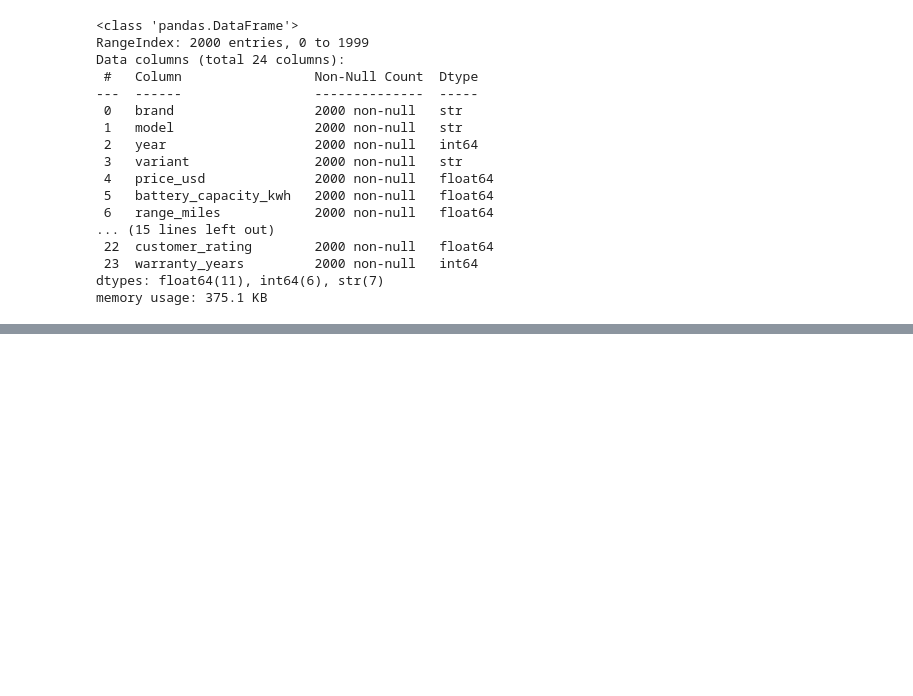
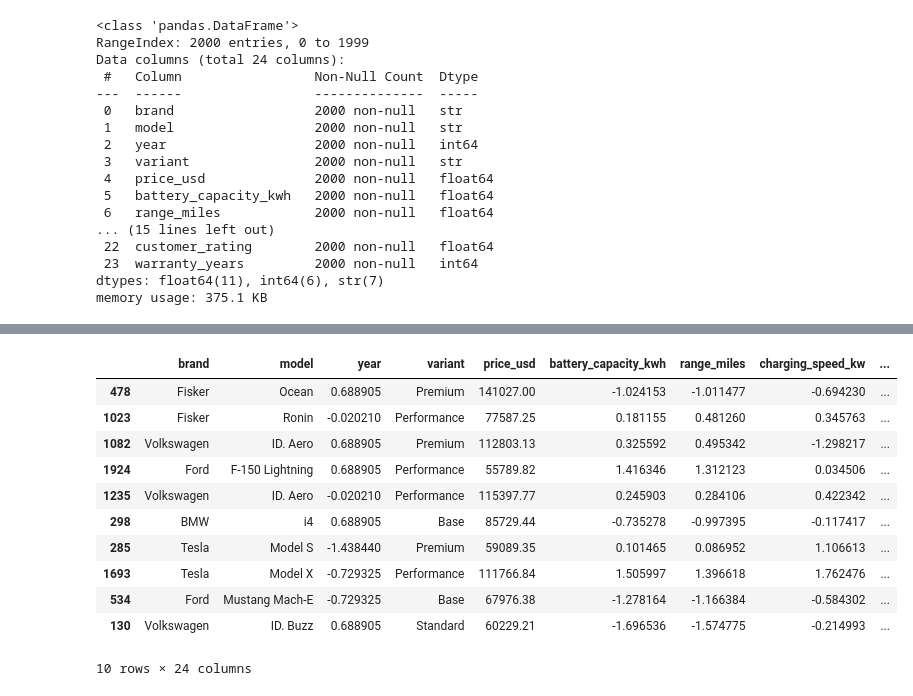
Before and after one commit to otabekrazzoqov/ev-price-prediction, a Jupyter notebook: notebooks/02_preprocessing.ipynb, the cells around one changed output, grey strips where cells are left out. Drawn from its saved outputs; the diff is of its cells as text; code cells hidden in the pictures; blank space fills up the shorter version.

```diff
--- a/notebooks/02_preprocessing.ipynb
+++ b/notebooks/02_preprocessing.ipynb
@@ -24,3 +30,13 @@ Data columns (total 24 columns):
  23  warranty_years         2000 non-null   int64
 dtypes: float64(11), int64(6), str(7)
 memory usage: 375.1 KB
+# %%
+preprocessor = Preprocessing(df)
+
+preprocessed_df = (
+    preprocessor
+    .handling_missing_values()
+    .encoding(target_col="price_usd")
+    .scaling(target_col="price_usd")
+    .get_df()
+)
@@ -26,0 +63,15 @@ memory usage: 375.1 KB
+# %%
+preprocessed_df.sample(10)
+# %% [output]
+|  | brand | model | year | variant | price_usd | battery_capacity_kwh | range_miles | charging_speed_kw | ... |
+| 478 | Fisker | Ocean | 0.688905 | Premium | 141027.00 | -1.024153 | -1.011477 | -0.694230 | ... |
+| 1023 | Fisker | Ronin | -0.020210 | Performance | 77587.25 | 0.181155 | 0.481260 | 0.345763 | ... |
+| 1082 | Volkswagen | ID. Aero | 0.688905 | Premium | 112803.13 | 0.325592 | 0.495342 | -1.298217 | ... |
+| 1924 | Ford | F-150 Lightning | 0.688905 | Performance | 55789.82 | 1.416346 | 1.312123 | 0.034506 | ... |
+| 1235 | Volkswagen | ID. Aero | -0.020210 | Performance | 115397.77 | 0.245903 | 0.284106 | 0.422342 | ... |
+| 298 | BMW | i4 | 0.688905 | Base | 85729.44 | -0.735278 | -0.997395 | -0.117417 | ... |
+| 285 | Tesla | Model S | -1.438440 | Premium | 59089.35 | 0.101465 | 0.086952 | 1.106613 | ... |
+| 1693 | Tesla | Model X | -0.729325 | Performance | 111766.84 | 1.505997 | 1.396618 | 1.762476 | ... |
+| 534 | Ford | Mustang Mach-E | -0.729325 | Base | 67976.38 | -1.278164 | -1.166384 | -0.584302 | ... |
+| 130 | Volkswagen | ID. Buzz | 0.688905 | Standard | 60229.21 | -1.696536 | -1.574775 | -0.214993 | ... |
+10 rows × 24 columns
```
Also changed, not shown: parts of 8 cells of this notebook.
